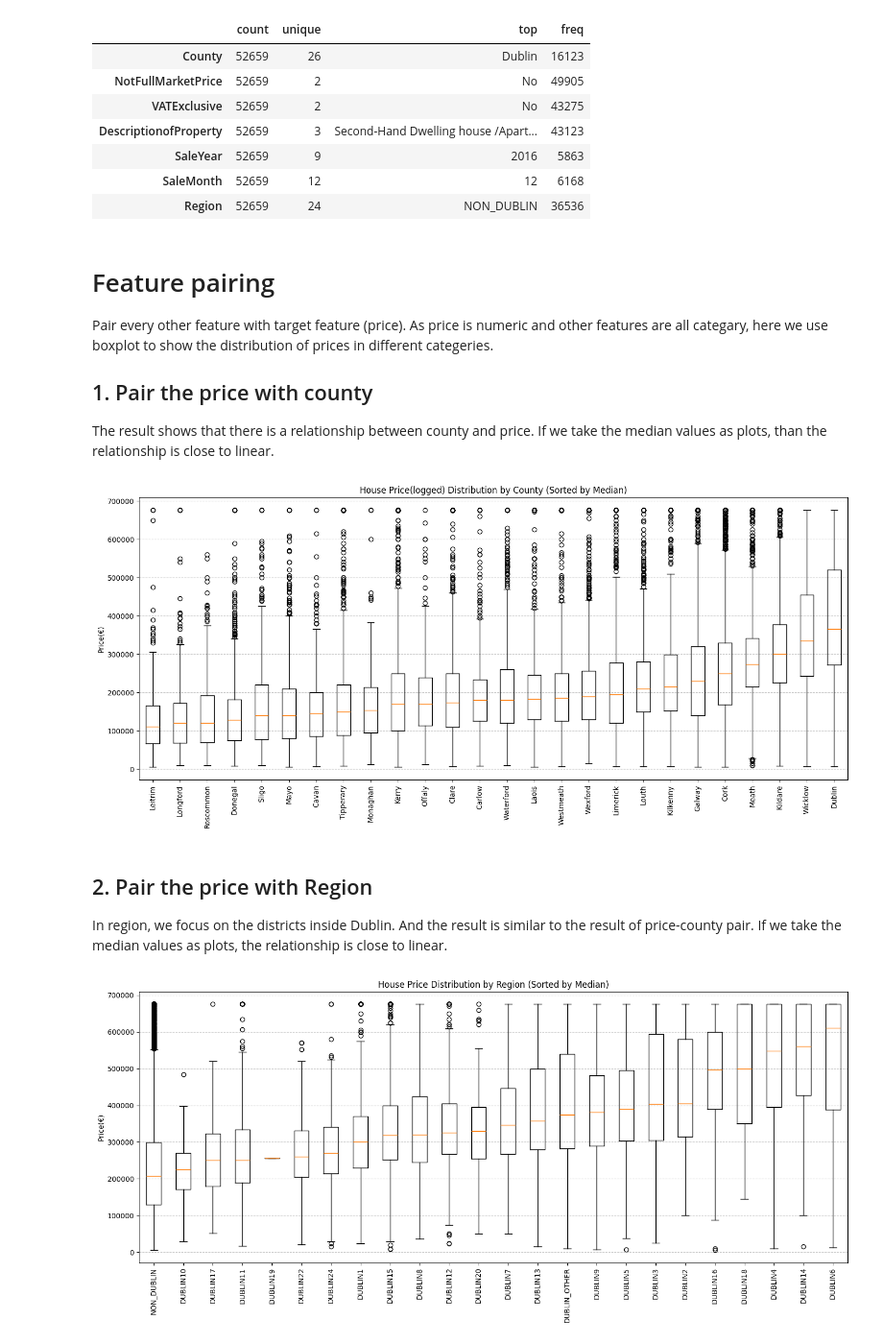
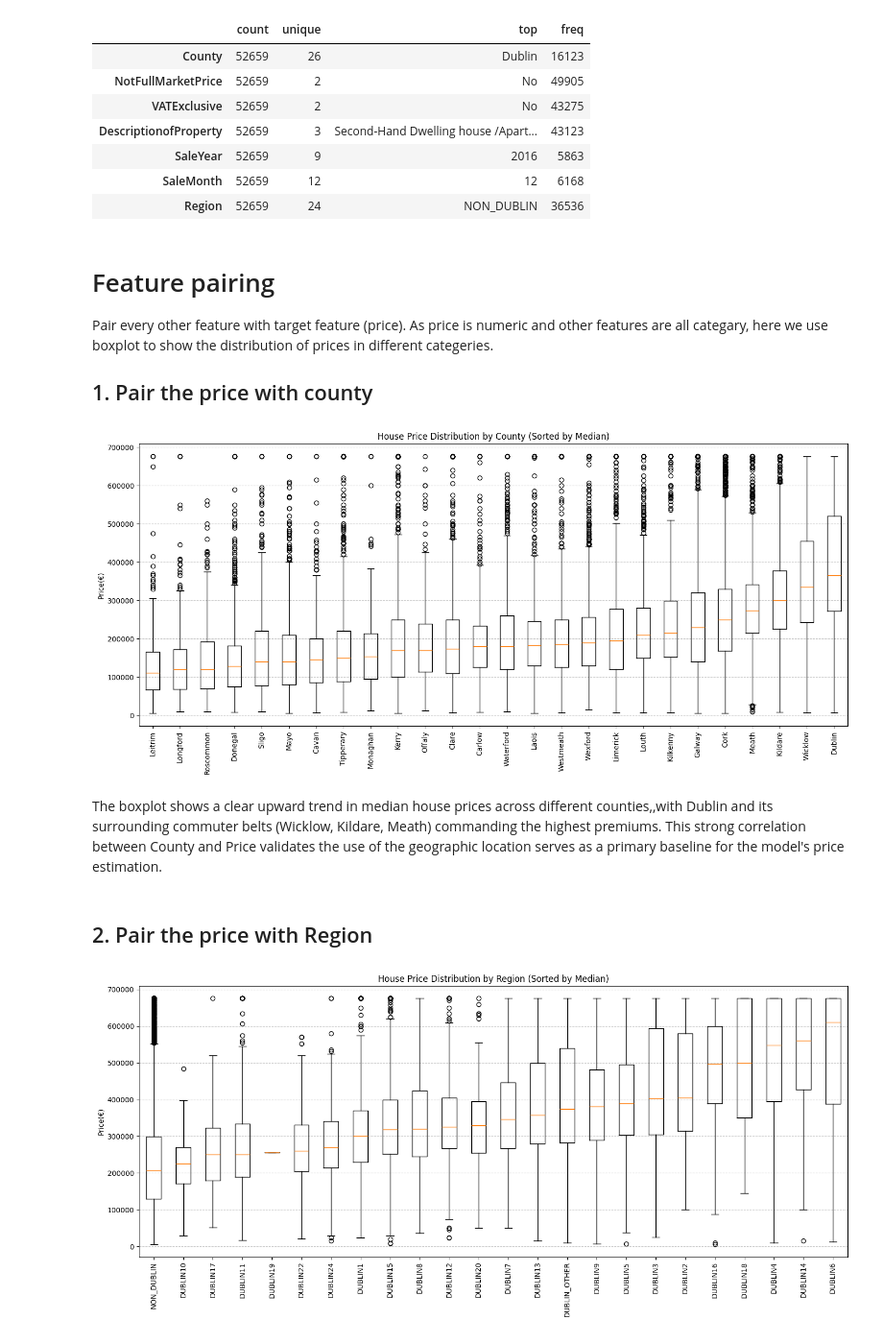
Before and after one commit to wuxiaoli-ucd/Data-Analytics, a Jupyter notebook: feature_paring_and_engineering.ipynb, the cells around one changed output. Shown at 96% size. Drawn from its saved outputs; the diff is of its cells as text; code cells hidden in the pictures.

```diff
--- a/feature_paring_and_engineering.ipynb
+++ b/feature_paring_and_engineering.ipynb
@@ -84,29 +84,29 @@ df[category_columns].describe().T
 Pair every other feature with target feature (price). As price is numeric and other features are all categary, here we use boxplot to show the distribution of prices in different categeries.
 
 ## 1. Pair the price with county
-The result shows that there is a relationship between county and price. If we take the median values as plots, than the relationship is close to linear.
 # %%
 
 # sort by median
 grouped = df.groupby('County')['Price(€)'].median().sort_values()
 
 data_to_plot = [df[df['County'] == x]['Price(€)'] for x in grouped.index]
 
 
 plt.figure(figsize=(15, 7))
 plt.boxplot(data_to_plot, labels=grouped.index)
 
 plt.xticks(rotation=90)
 plt.ylabel('Price(€)')
-plt.title('House Price(logged) Distribution by County (Sorted by Median)')
+plt.title('House Price Distribution by County (Sorted by Median)')
 plt.grid(axis='y', linestyle='--', alpha=0.7)
 plt.tight_layout()
 plt.show()
 # %% [output]
-[figure, old version]
+[figure, new version]
+# %% [markdown]
+The boxplot shows a clear upward trend in median house prices across different counties,,with Dublin and its surrounding commuter belts (Wicklow, Kildare, Meath) commanding the highest premiums. This strong correlation between County and Price validates the use of the geographic location serves as a primary baseline for the model's price estimation.
 # %% [markdown]
 ## 2. Pair the price with Region
-In region, we focus on the districts inside Dublin. And the result is similar to the result of price-county pair. If we take the median values as plots, the relationship is close to linear.
 # %%
 
 # sort by median
```
Also changed, not shown: parts of 18 cells of this notebook, 6 other files.
